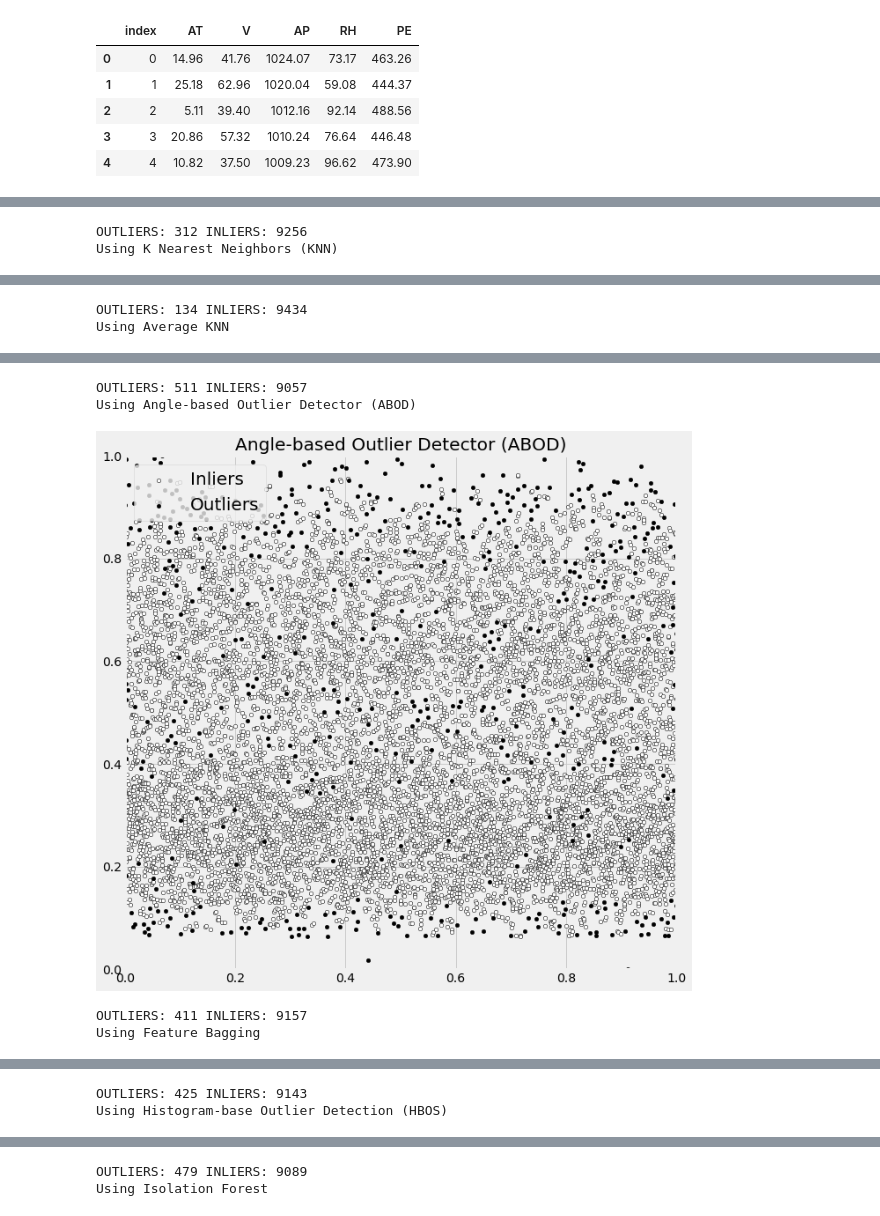
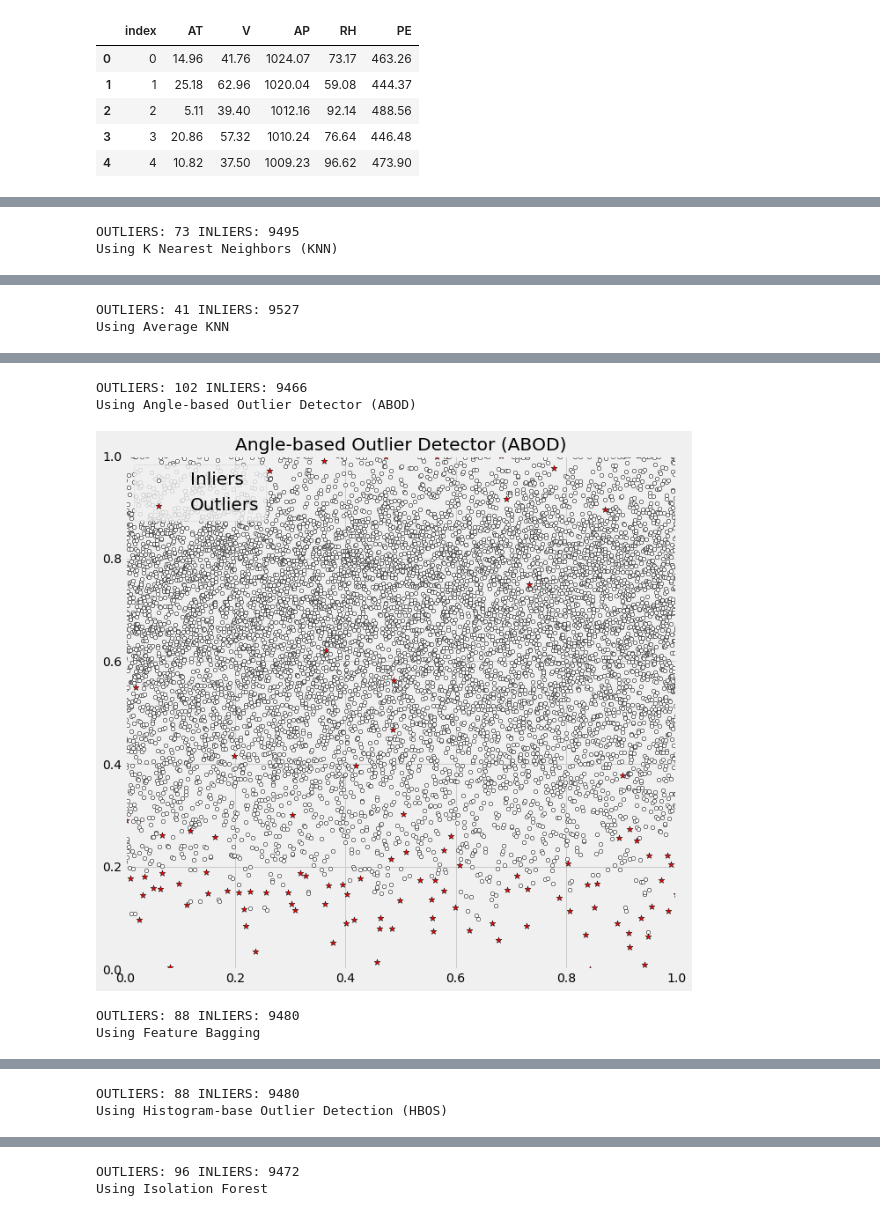
Before and after one commit to blueharen/Testing-Notebooks, a Jupyter notebook: Anomaly Detection Notebook.ipynb, the cells around one changed output, grey strips where cells are left out. Cells and saved outputs as stored; diff of their text form; code cells hidden in the pictures.

```diff
--- a/Anomaly Detection Notebook.ipynb
+++ b/Anomaly Detection Notebook.ipynb
@@ -224,5 +220,5 @@ import warnings
 # %%
-df = pd.read_csv('C:/Users/HARENB/Downloads/Folds5x2_pp_Sheet1.csv').reset_index()
+df = pd.read_csv('C:/Users/HARENB/Desktop/Folds Data/Folds5x2_pp_Sheet1.csv').reset_index()
 df.head()
 # %% [output]
 |  | index | AT | V | AP | RH | PE |
@@ -237,3 +232,5 @@ var_name = 'PE'
+# %%
+var_name = 'RH'
 # %%
 df.plot.scatter('index', var_name)
 # %% [output]
@@ -264,11 +276,11 @@ X = np.concatenate((X1,X2),axis=1)
 # %%
 random_state = np.random.RandomState(42)
-outliers_fraction = 0.05
+outliers_fraction = 0.01
 classifiers = {
-        'K Nearest Neighbors (KNN)': KNN(contamination=outliers_fraction),
-        'Average KNN': KNN(method='mean',contamination=outliers_fraction),
-        'Angle-based Outlier Detector (ABOD)': ABOD(contamination=outliers_fraction),
+        'K Nearest Neighbors (KNN)':KNN(contamination=outliers_fraction),
+        'Average KNN':KNN(method='mean',contamination=outliers_fraction),
+        'Angle-based Outlier Detector (ABOD)':ABOD(contamination=outliers_fraction),
         'Feature Bagging':FeatureBagging(LOF(n_neighbors=35),contamination=outliers_fraction,check_estimator=False,random_state=random_state),
-        'Histogram-base Outlier Detection (HBOS)': HBOS(contamination=outliers_fraction),
-        'Isolation Forest': IForest(contamination=outliers_fraction,random_state=random_state,behaviour='new')
+        'Histogram-base Outlier Detection (HBOS)':HBOS(contamination=outliers_fraction),
+        'Isolation Forest':IForest(contamination=outliers_fraction,random_state=random_state,behaviour='new')
 }
@@ -275,6 +317,4 @@ classifiers = {
 # %%
-xx , yy = np.meshgrid(np.linspace(0,1 , 200), np.linspace(0, 1, 200))
-
 for i, (clf_name, clf) in enumerate(classifiers.items()):
     clf.fit(X)
     #predict raw anomaly score
@@ -303,13 +343,9 @@ for i, (clf_name, clf) in enumerate(classifiers.items()):
     #threshold value to consider a datapoint inlier or outlier
     threshold = stats.scoreatpercentile(scores_pred,100 * outliers_fraction)
 
-    #decision function calculates the raw anomaly score for every point
-    Z = clf.decision_function(np.c_[xx.ravel(), yy.ravel()]) * -1
-    Z = Z.reshape(xx.shape)
-
     b = plt.scatter(IX1,IX2, c='white',s=20, edgecolor='k')
 
-    c = plt.scatter(OX1,OX2, c='black',s=20, edgecolor='k')
+    c = plt.scatter(OX1,OX2, marker='*',c='red',s=50, edgecolor='k')
 
     plt.axis('tight')
 
@@ -325,5 +361,5 @@ for i, (clf_name, clf) in enumerate(classifiers.items()):
     plt.title(clf_name)
     plt.show()
 # %% [output]
-OUTLIERS: 312 INLIERS: 9256
+OUTLIERS: 73 INLIERS: 9495
 Using K Nearest Neighbors (KNN)
@@ -331,2 +367,2 @@ Using K Nearest Neighbors (KNN)
-OUTLIERS: 134 INLIERS: 9434
+OUTLIERS: 41 INLIERS: 9527
 Using Average KNN
@@ -334,5 +370,5 @@ Using Average KNN
-OUTLIERS: 511 INLIERS: 9057
+OUTLIERS: 102 INLIERS: 9466
 Using Angle-based Outlier Detector (ABOD)
-[figure, old version]
+[figure, new version]
-OUTLIERS: 411 INLIERS: 9157
+OUTLIERS: 88 INLIERS: 9480
 Using Feature Bagging
@@ -340,2 +376,2 @@ Using Feature Bagging
-OUTLIERS: 425 INLIERS: 9143
+OUTLIERS: 88 INLIERS: 9480
 Using Histogram-base Outlier Detection (HBOS)
@@ -343,2 +379,2 @@ Using Histogram-base Outlier Detection (HBOS)
-OUTLIERS: 479 INLIERS: 9089
+OUTLIERS: 96 INLIERS: 9472
 Using Isolation Forest
```
Also changed, not shown: parts of 37 cells of this notebook.
